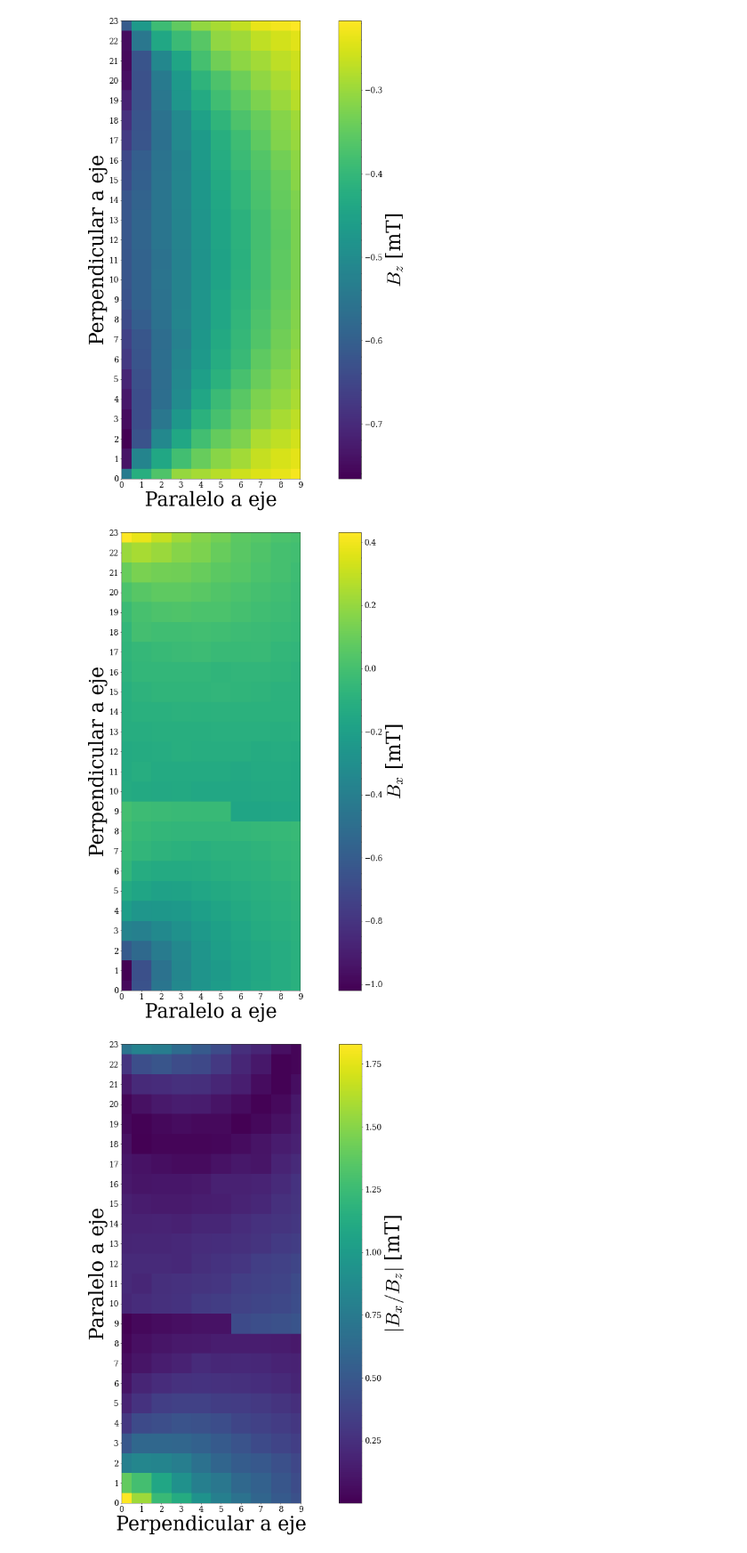
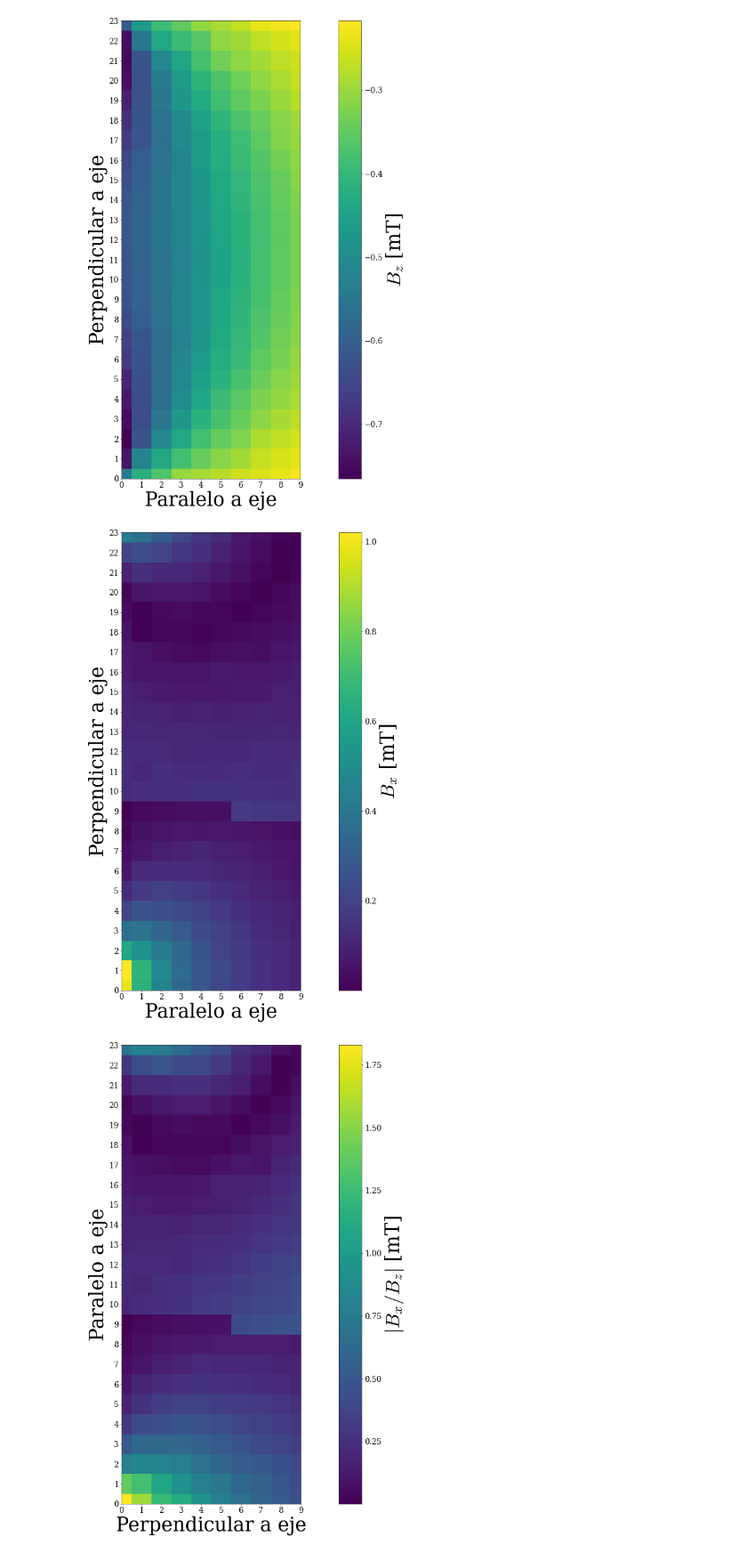
Before and after one commit to gardianc/Nado-ondulatorio, a Jupyter notebook: caracterizacion_campo.ipynb, the cells around one changed output. Shown at 89% size. Saved outputs shown, nothing was run; the diff lists cells and outputs as text; code cells hidden in the pictures.

```diff
--- a/caracterizacion_campo.ipynb
+++ b/caracterizacion_campo.ipynb
@@ -67,35 +67,35 @@ number_of_files = 24*10 #24 rows, 10 columns
 avg_vals_BX = np.empty(number_of_files)
 
 for n in np.arange(number_of_files):
     df = pd.read_csv('campo_x_hall/BX/'+str(n), delimiter='\t', skiprows=[0,1,2])
-    avg_vals_BX[n] = df['(MT)'].mean()
+    avg_vals_BX[n] = np.abs(df['(MT)'].mean())
 
 avg_vals_BX = np.reshape(avg_vals_BX, (24,10))
 
 fig, ax = plt.subplots()
 
 yticks = [i for i in range(24)]
 xticks = [i for i in range(10)]
 
 cm = ax.imshow(avg_vals_BX, cmap='viridis', interpolation='none')
 cb = fig.colorbar(cm, ax=ax)
 cb.minorticks_on()
 cb.set_label('$B_x$ [mT]')
 ax.set_ylabel('Perpendicular a eje')
 ax.set_xlabel('Paralelo a eje')
 
 ax.set_xticks(xticks)
 ax.set_xticklabels([str(xt) for xt in xticks])
 
 ax.set_yticks(yticks)
 ax.set_yticklabels([str(yt) for yt in yticks])
 
 ax.set_ylim((0,23))
 ax.set_xlim((0,9))
 
 fig.tight_layout()
 # %% [output]
-[figure, old version]
+[figure, new version]
 # %%
 fig, ax = plt.subplots()
 
```
Also changed, not shown: 1 other file.
